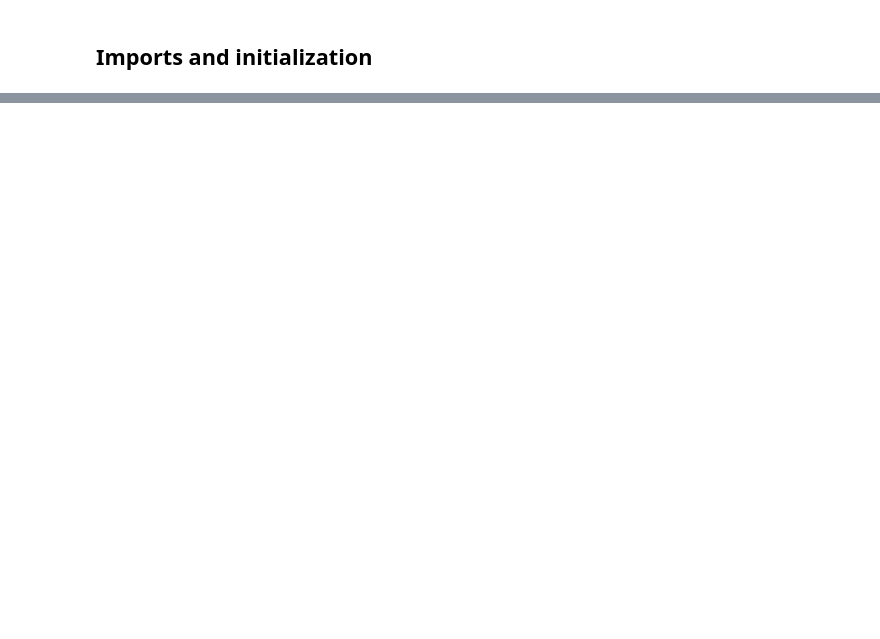
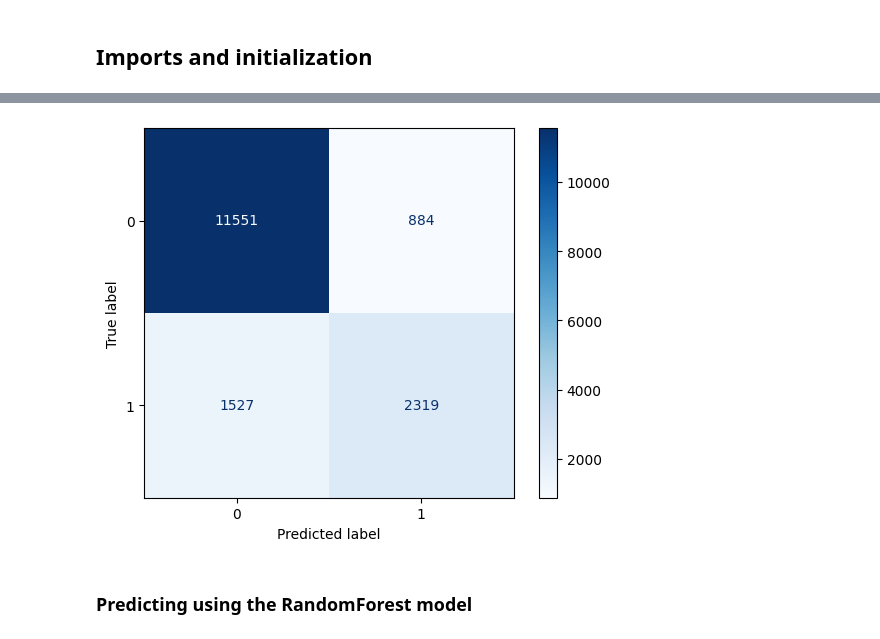
Before and after one commit to daeskk/machine-learning-project, a Jupyter notebook: am.ipynb, the cells around one changed output, grey strips where cells are left out. Drawn from its saved outputs; the diff is of its cells as text; code cells hidden in the pictures; blank space fills up the shorter version.

```diff
--- a/am.ipynb
+++ b/am.ipynb
@@ -83,0 +437,23 @@ test_df
+# %%
+# train data
+x_train_reduced = x.replace('unknown', None).dropna()
+
+dropped_indices = x.index.difference(x_train_reduced.index)
+
+x_train_reduced = normalize_dataframe(x_train_reduced)
+
+x_train_reduced.drop('cat__native-country_Holand-Netherlands', axis = 1, inplace = True)
+
+y_train_reduced = y.drop(dropped_indices)
+# %%
+x_test_reduced = x_test.copy()
+
+x_test_reduced.drop('cat__native-country_unknown', axis = 1, inplace = True)
+x_test_reduced.drop('cat__occupation_unknown', axis = 1, inplace = True)
+x_test_reduced.drop('cat__workclass_Never-worked', axis = 1, inplace = True)
+x_test_reduced.drop('cat__workclass_unknown', axis = 1, inplace = True)
+
+y_test_reduced = y_test
+# %%
+model = LogisticRegression(max_iter=500)
+model.fit(x_train_reduced, y_train_reduced)
@@ -83,0 +462,5 @@ test_df
+# %%
+y_pred = model.predict(x_test_reduced)
+y_pred_prob = model.predict_proba(x_test_reduced)[:, 1]
+
+print(classification_report(y_test_reduced, y_pred, zero_division = 0))
@@ -83,0 +476,10 @@ test_df
+# %%
+cm = confusion_matrix(y_test_reduced, y_pred)
+
+disp = ConfusionMatrixDisplay(confusion_matrix=cm, display_labels=[0, 1])
+disp.plot(cmap=plt.cm.Blues)
+plt.show()
+# %% [output]
+[figure, added]
+# %% [markdown]
+### Predicting using the RandomForest model
```
Also changed, not shown: parts of 60 cells of this notebook.
